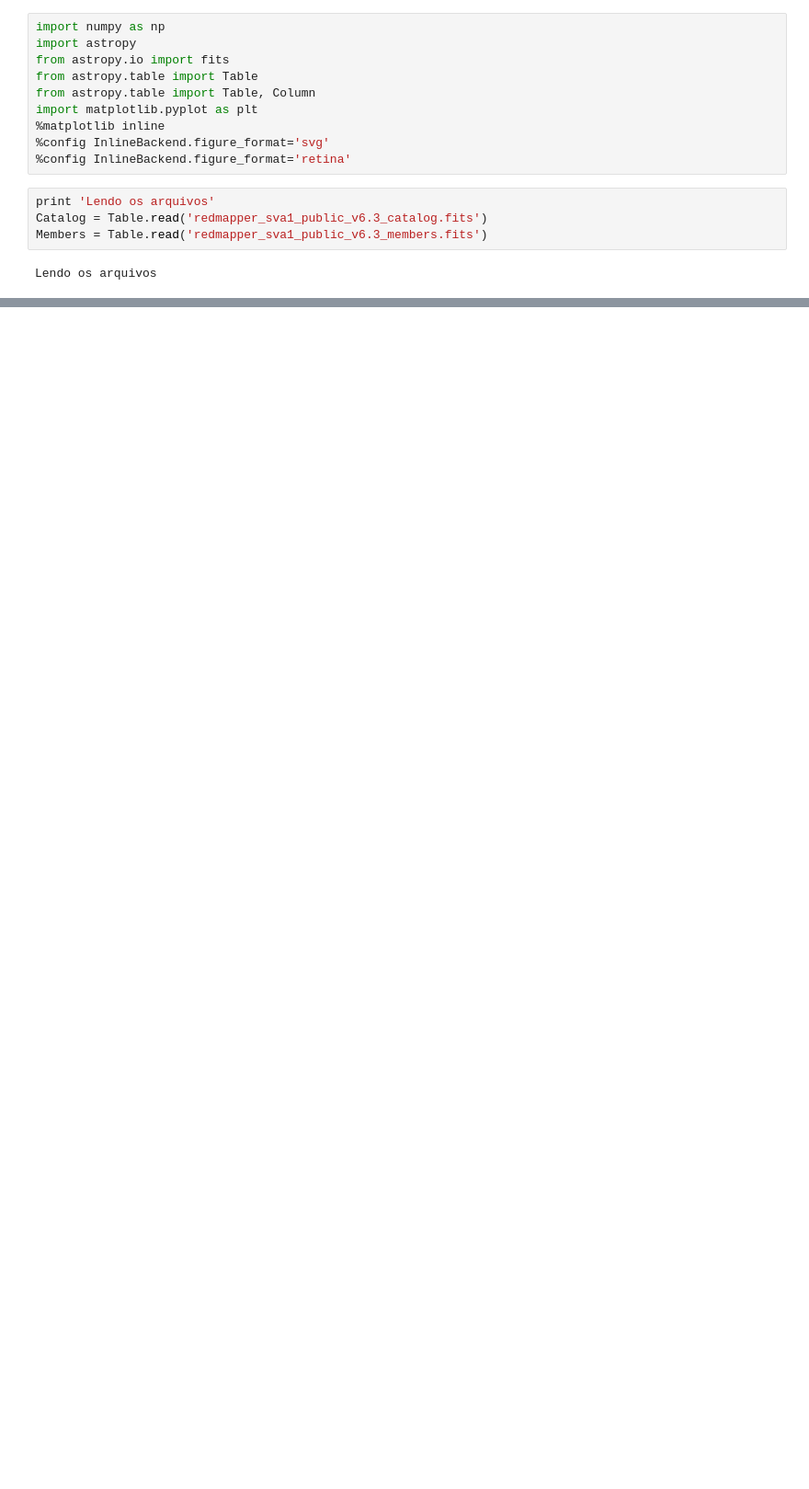
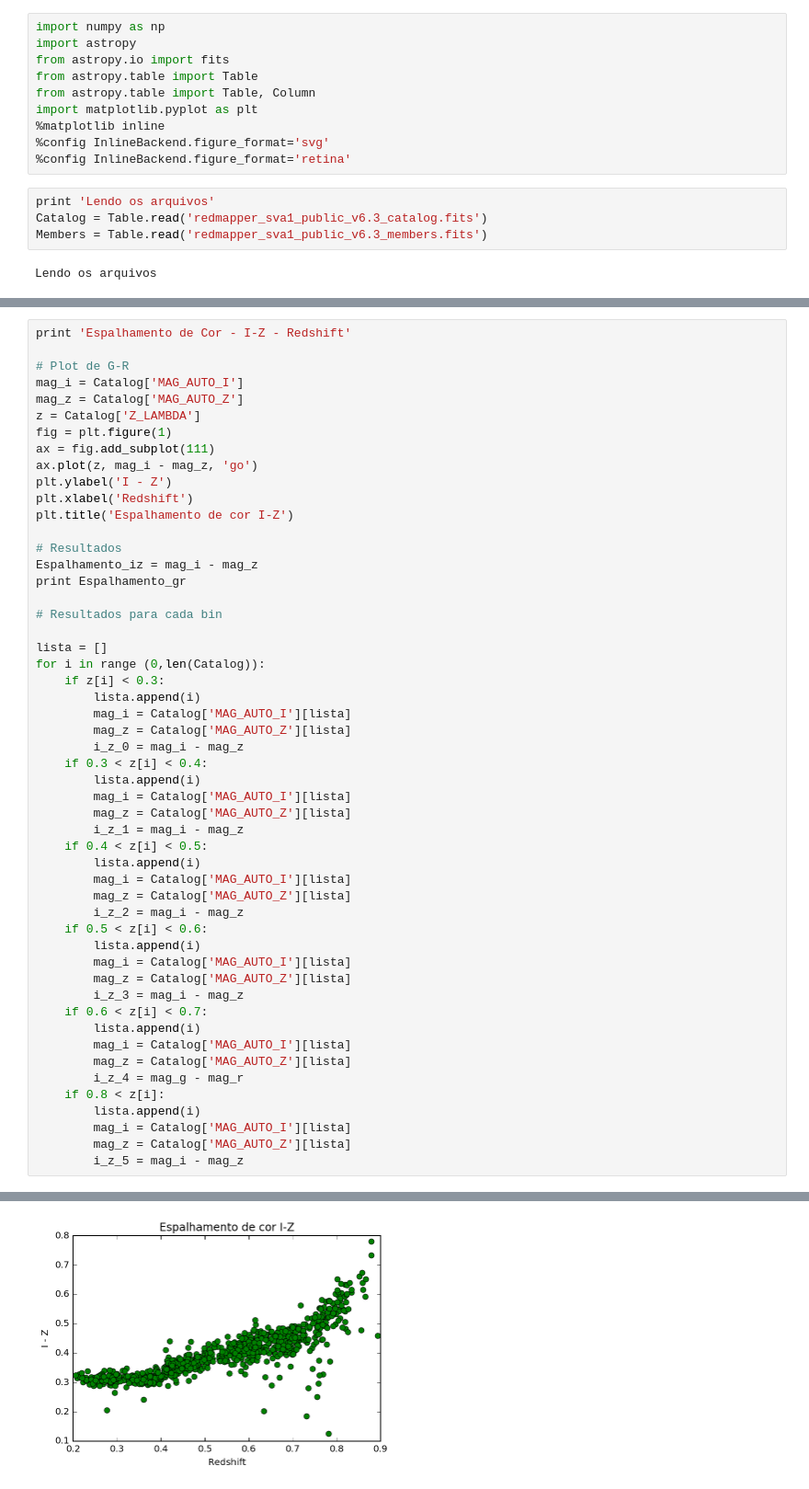
Before and after one commit to clusteron/comparison, a Jupyter notebook: RS.ipynb, the cells around one changed output, grey strips where cells are left out. Shown at 92% size. Saved outputs shown, nothing was run; the diff lists cells and outputs as text; blank space fills up the shorter version.

```diff
--- a/RS.ipynb
+++ b/RS.ipynb
@@ -82,0 +225,53 @@ para cada bin de amostra, calcula o espalhamento das cores: g-r, r-i...
+# %%
+print 'Espalhamento de Cor - I-Z - Redshift'
+
+# Plot de G-R
+mag_i = Catalog['MAG_AUTO_I']
+mag_z = Catalog['MAG_AUTO_Z']
+z = Catalog['Z_LAMBDA']
+fig = plt.figure(1)
+ax = fig.add_subplot(111)
+ax.plot(z, mag_i - mag_z, 'go')
+plt.ylabel('I - Z')
+plt.xlabel('Redshift')
+plt.title('Espalhamento de cor I-Z')
+
+# Resultados
+Espalhamento_iz = mag_i - mag_z
+print Espalhamento_gr
+
+# Resultados para cada bin
+
+lista = []
+for i in range (0,len(Catalog)):
+    if z[i] < 0.3:
+        lista.append(i)
+        mag_i = Catalog['MAG_AUTO_I'][lista]
+        mag_z = Catalog['MAG_AUTO_Z'][lista]
+        i_z_0 = mag_i - mag_z
+    if 0.3 < z[i] < 0.4:
+        lista.append(i)
+        mag_i = Catalog['MAG_AUTO_I'][lista]
+        mag_z = Catalog['MAG_AUTO_Z'][lista]
+        i_z_1 = mag_i - mag_z
+    if 0.4 < z[i] < 0.5:
+        lista.append(i)
+        mag_i = Catalog['MAG_AUTO_I'][lista]
+        mag_z = Catalog['MAG_AUTO_Z'][lista]
+        i_z_2 = mag_i - mag_z
+    if 0.5 < z[i] < 0.6:
+        lista.append(i)
+        mag_i = Catalog['MAG_AUTO_I'][lista]
+        mag_z = Catalog['MAG_AUTO_Z'][lista]
+        i_z_3 = mag_i - mag_z
+    if 0.6 < z[i] < 0.7:
+        lista.append(i)
+        mag_i = Catalog['MAG_AUTO_I'][lista]
+        mag_z = Catalog['MAG_AUTO_Z'][lista]
+        i_z_4 = mag_g - mag_r
+    if 0.8 < z[i]:
+        lista.append(i)
+        mag_i = Catalog['MAG_AUTO_I'][lista]
+        mag_z = Catalog['MAG_AUTO_Z'][lista]
+        i_z_5 = mag_i - mag_z
+# %% [output]
@@ -82,0 +295 @@ para cada bin de amostra, calcula o espalhamento das cores: g-r, r-i...
+[figure, added]
```
Also changed, not shown: parts of 12 cells of this notebook.
